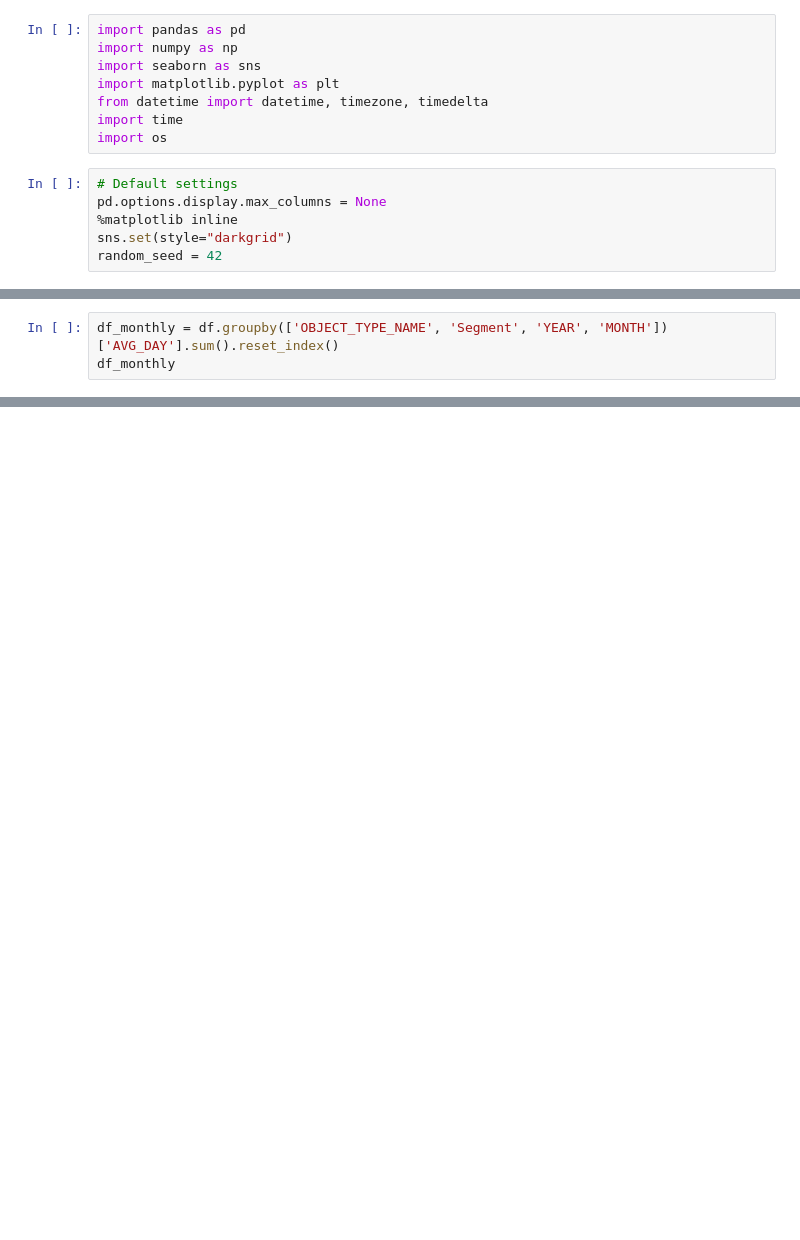
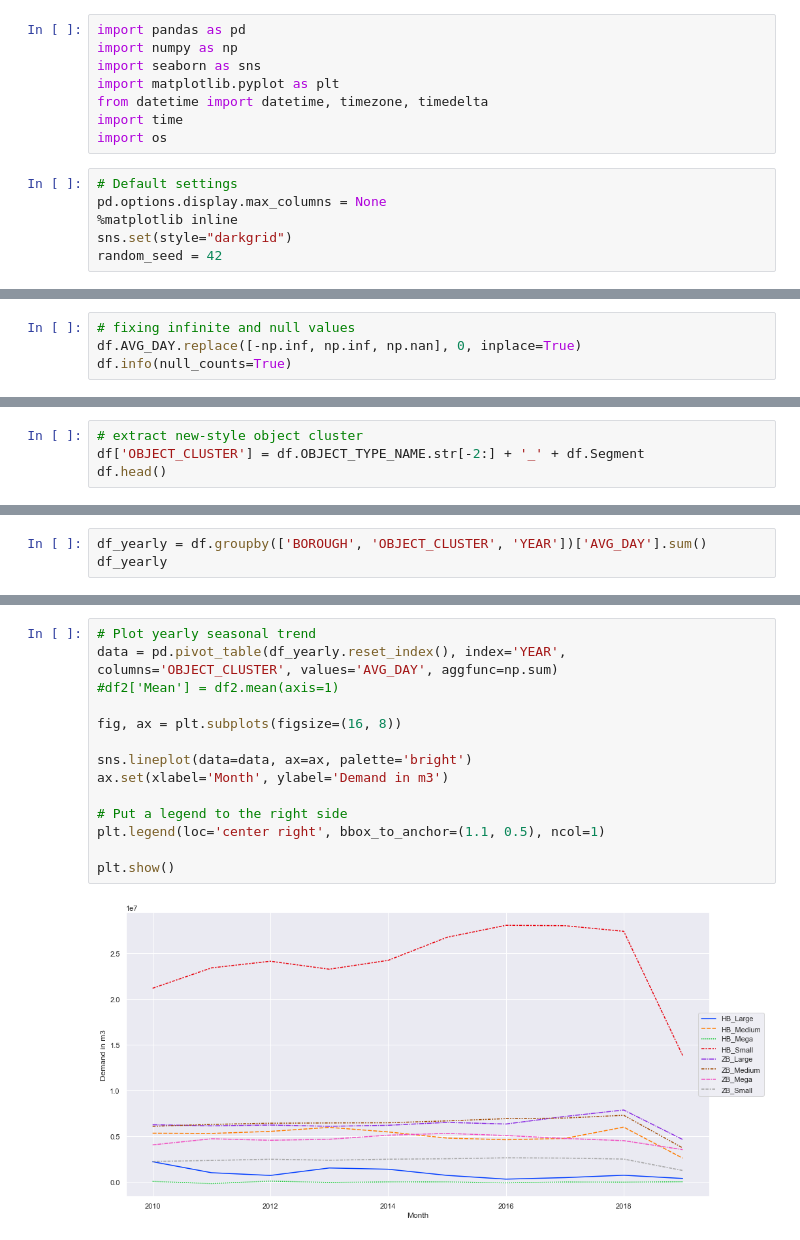
Before and after one commit to benplatten/UvA_DSP_Waternet, a Jupyter notebook: pipelines/customer_segmentation.ipynb, the cells around one changed output, grey strips where cells are left out. Drawn from its saved outputs; the diff is of its cells as text; blank space fills up the shorter version.

```diff
--- a/pipelines/customer_segmentation.ipynb
+++ b/pipelines/customer_segmentation.ipynb
@@ -70,0 +74,4 @@ df.head()
+# %%
+# fixing infinite and null values
+df.AVG_DAY.replace([-np.inf, np.inf, np.nan], 0, inplace=True)
+df.info(null_counts=True)
@@ -70,0 +94,4 @@ df.head()
+# %%
+# extract new-style object cluster
+df['OBJECT_CLUSTER'] = df.OBJECT_TYPE_NAME.str[-2:] + '_' + df.Segment
+df.head()
@@ -71,4 +108,4 @@ df.head()
 # %%
-df_monthly = df.groupby(['OBJECT_TYPE_NAME', 'Segment', 'YEAR', 'MONTH'])['AVG_DAY'].sum().reset_index()
-df_monthly
+df_yearly = df.groupby(['BOROUGH', 'OBJECT_CLUSTER', 'YEAR'])['AVG_DAY'].sum()
+df_yearly
 # %% [output]
@@ -87,0 +156,16 @@ df_monthly
+# %%
+# Plot yearly seasonal trend
+data = pd.pivot_table(df_yearly.reset_index(), index='YEAR', columns='OBJECT_CLUSTER', values='AVG_DAY', aggfunc=np.sum)
+#df2['Mean'] = df2.mean(axis=1)
+
+fig, ax = plt.subplots(figsize=(16, 8))
+
+sns.lineplot(data=data, ax=ax, palette='bright')
+ax.set(xlabel='Month', ylabel='Demand in m3')
+
+# Put a legend to the right side
+plt.legend(loc='center right', bbox_to_anchor=(1.1, 0.5), ncol=1)
+
+plt.show()
+# %% [output]
+[figure, added]
```
Also changed, not shown: parts of 15 cells of this notebook.
